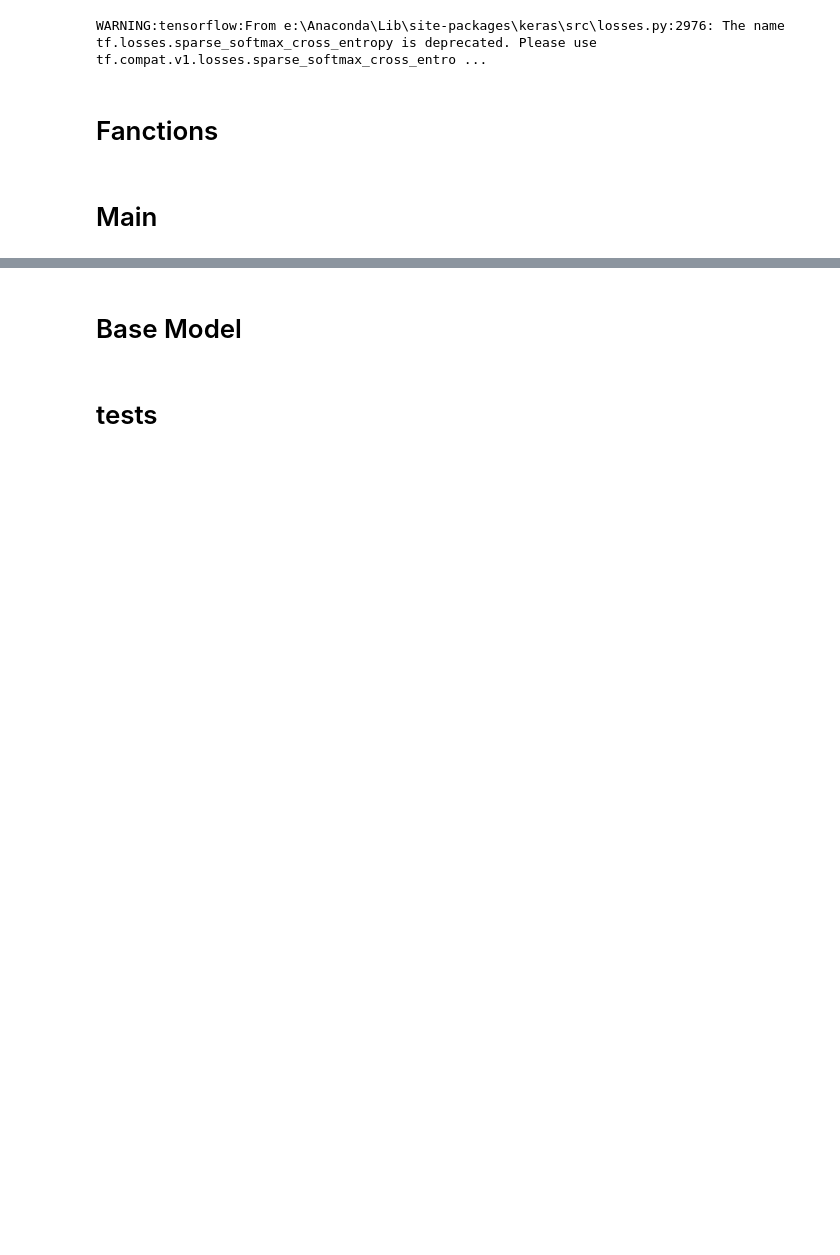
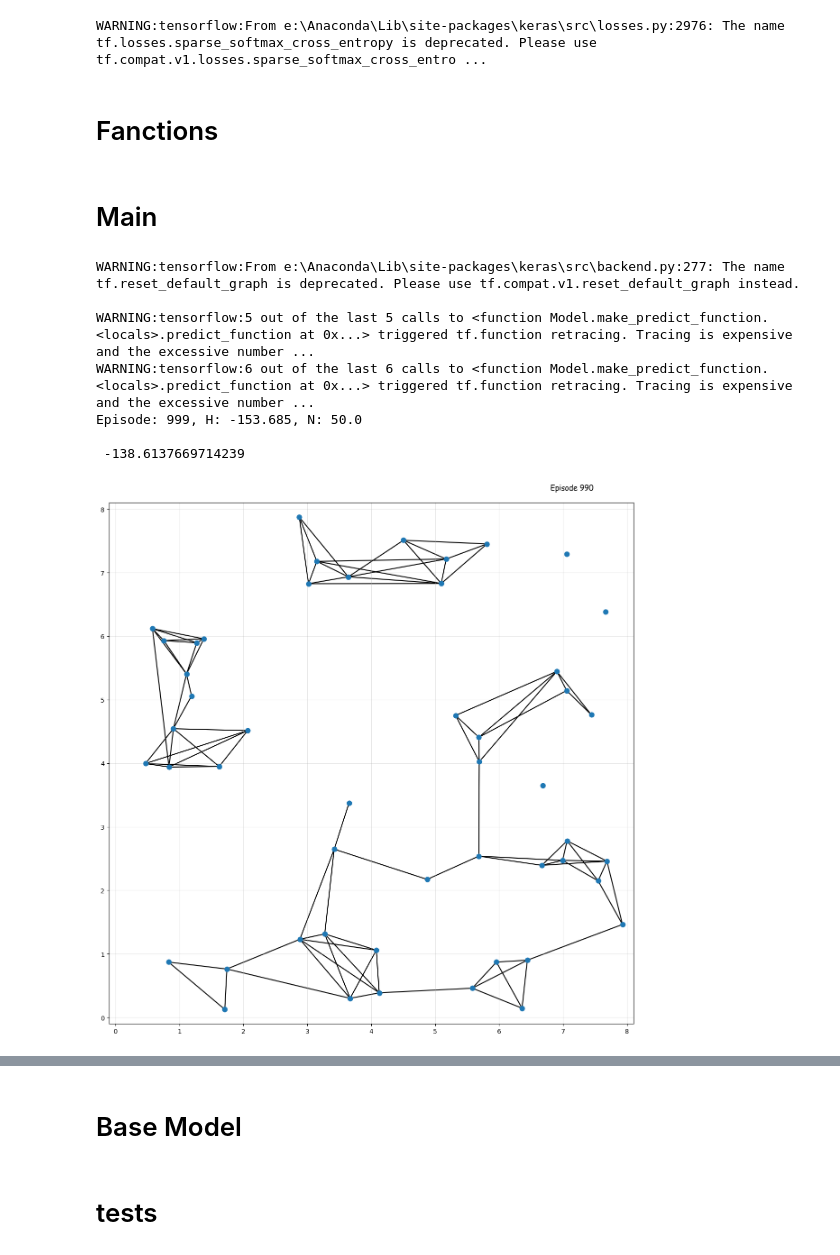
Before and after one commit to mehdibp/distributed_connected, a Jupyter notebook: SDS-Learned.ipynb, the cells around one changed output, grey strips where cells are left out. Drawn from its saved outputs; the diff is of its cells as text; code cells hidden in the pictures; blank space fills up the shorter version.

```diff
--- a/SDS-Learned.ipynb
+++ b/SDS-Learned.ipynb
@@ -119,8 +119,8 @@ def Calculate_Result(env, P_i, Q_i, previous_):
 # %% [markdown]
 # Main
 # %%
-N = 100                      # Number of agents
-L = 15                       # The length of the simulation box
+N = 50                      # Number of agents
+L = 8                       # The length of the simulation box
 env = SDS.Distributed_System(N,L, flipping=True, on_off=False, moving=False)
 
 camera, model, n_outputs, state = Initializer(env, N)
@@ -133,30 +133,39 @@ Energy = []
 Tau    = []
 
 
 for episode in range(1000):
     state = play_one_step(env, model, N, state, episode)
 
 
     # Show Results --------------------------------------------------------------------------
     hamilton, edge, energy, giant, tau = Calculate_Result(env, P_ij, Q_ij, previous_A)
     Hamilton.append(hamilton)
     Edges.append(edge)
     Energy.append(energy)
     Tau.append(tau)
     Giant.append(giant)
 
     if episode%10 == 0: env.Plot(camera, episode)
 
     print("\rEpisode: {}, H: {:.3f}, N: {:.1f}".format(episode, hamilton, env.N), end="")
 
 
 anim = camera.animate(interval= 120, repeat=True, repeat_delay= 500, blit=True)
 anim.save('./All result/animation_.gif')
 
 #-------------------------------------------------------------------------------
 print("\n\n", np.average(Hamilton))
 Plot_Results(episode, Hamilton, Giant, Energy, Tau)
 
 #-------------------------------------------------------------------------------
 df = pd.DataFrame({'Hamilton': Hamilton, 'Giant': Giant, 'Edges': Edges, 'Energy': Energy, 'Tau': Tau})
 df.to_csv('./All result/csv/Results_.csv')
+# %% [output]
+WARNING:tensorflow:From e:\Anaconda\Lib\site-packages\keras\src\backend.py:277: The name tf.reset_default_graph is deprecated. Please use tf.compat.v1.reset_default_graph instead.
+
+WARNING:tensorflow:5 out of the last 5 calls to <function Model.make_predict_function.<locals>.predict_function at 0x...> triggered tf.function retracing. Tracing is expensive and the excessive number ...
+WARNING:tensorflow:6 out of the last 6 calls to <function Model.make_predict_function.<locals>.predict_function at 0x...> triggered tf.function retracing. Tracing is expensive and the excessive number ...
+Episode: 999, H: -153.685, N: 50.0
+
+ -138.6137669714239
+[figure, added]
```
Also changed, not shown: parts of 2 cells of this notebook, 5 other files.
